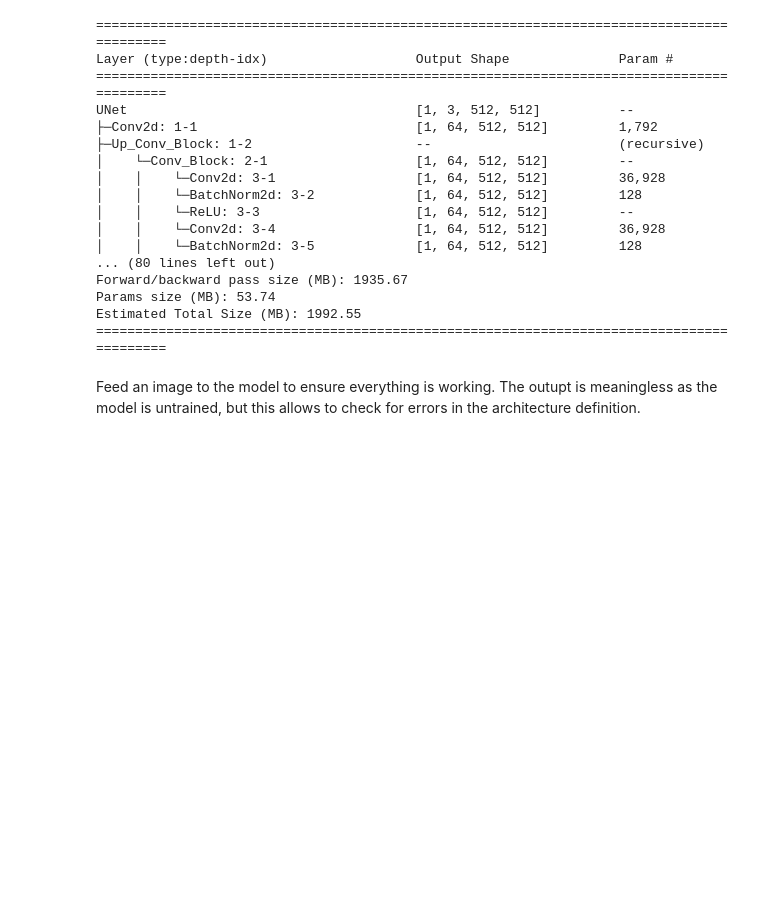
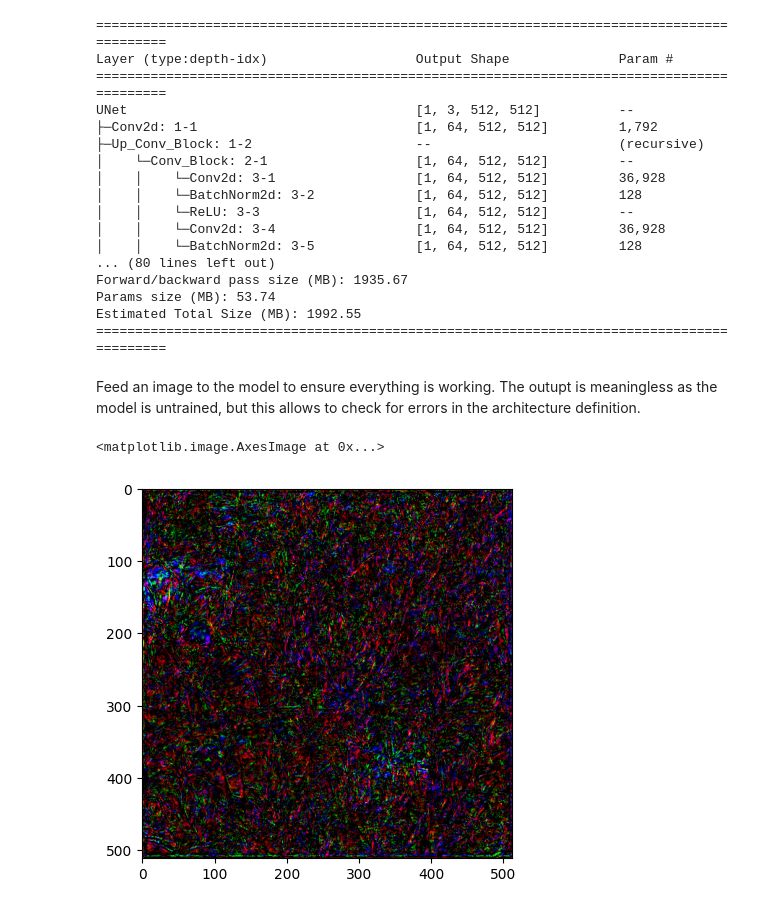
Before and after one commit to Nau3D/Deep-Learning-Course-PyTorch, a Jupyter notebook: 14-UNet-segmentation.ipynb, the cells around one changed output. Saved outputs shown, nothing was run; the diff lists cells and outputs as text; code cells hidden in the pictures; blank space fills up the shorter version.

```diff
--- a/14-UNet-segmentation.ipynb
+++ b/14-UNet-segmentation.ipynb
@@ -311,12 +341,17 @@ Estimated Total Size (MB): 1992.55
 # %% [markdown]
 Feed an image to the model to ensure everything is working. The outupt is meaningless as the model is untrained, but this allows to check for errors in the architecture definition.
 # %%
+path = 'data/UNet-test'
+
 transform = transforms.Compose(
     [transforms.ToTensor()])
 
-img = Image.open('H:/deeplearning_exps/Level_Grass/images_full/Backward.0000001.4.png')
+img = Image.open(f'{path}/images/Backward.0000003.4.png')
 img_tensor = transform(img).unsqueeze(0)
 
 out = model(img_tensor.to(device))
 
-plt.imshow(np.transpose(out[0].cpu().detach().numpy(), (1,2,0)))
+plt.imshow(np.clip(np.transpose(out[0].cpu().detach().numpy(), (1,2,0)),0,1))
+# %% [output]
+<matplotlib.image.AxesImage at 0x...>
+[figure, added]
```
Also changed, not shown: parts of 17 cells of this notebook, 1 other file.
